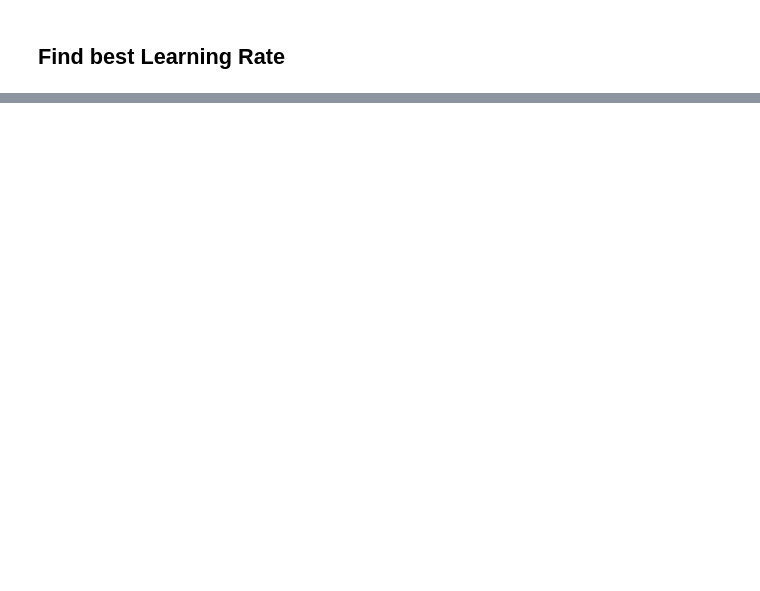
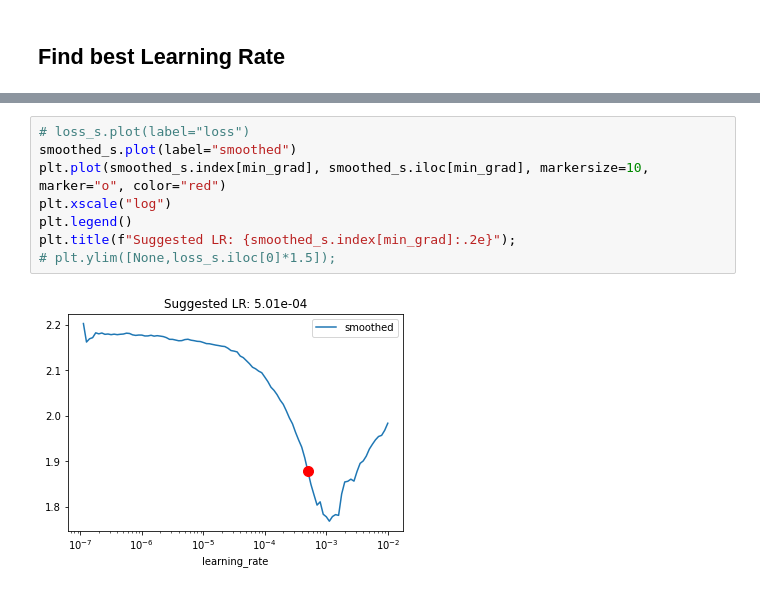
Before and after one commit to goerlitz/nlp-classification, a Jupyter notebook: notebooks/10kGNAD/colab/21e_10kGNAD_huggingface_lr_find.ipynb, the cells around one changed output, grey strips where cells are left out. Cells and saved outputs as stored; diff of their text form; blank space fills up the shorter version.

```diff
--- a/notebooks/10kGNAD/colab/21e_10kGNAD_huggingface_lr_find.ipynb
+++ b/notebooks/10kGNAD/colab/21e_10kGNAD_huggingface_lr_find.ipynb
@@ -261,0 +227,10 @@ plt.ylim([None,3]);
+# %%
+# loss_s.plot(label="loss")
+smoothed_s.plot(label="smoothed")
+plt.plot(smoothed_s.index[min_grad], smoothed_s.iloc[min_grad], markersize=10, marker="o", color="red")
+plt.xscale("log")
+plt.legend()
+plt.title(f"Suggested LR: {smoothed_s.index[min_grad]:.2e}");
+# plt.ylim([None,loss_s.iloc[0]*1.5]);
+# %% [output]
+[figure, added]
```
Also changed, not shown: parts of 17 cells of this notebook.
